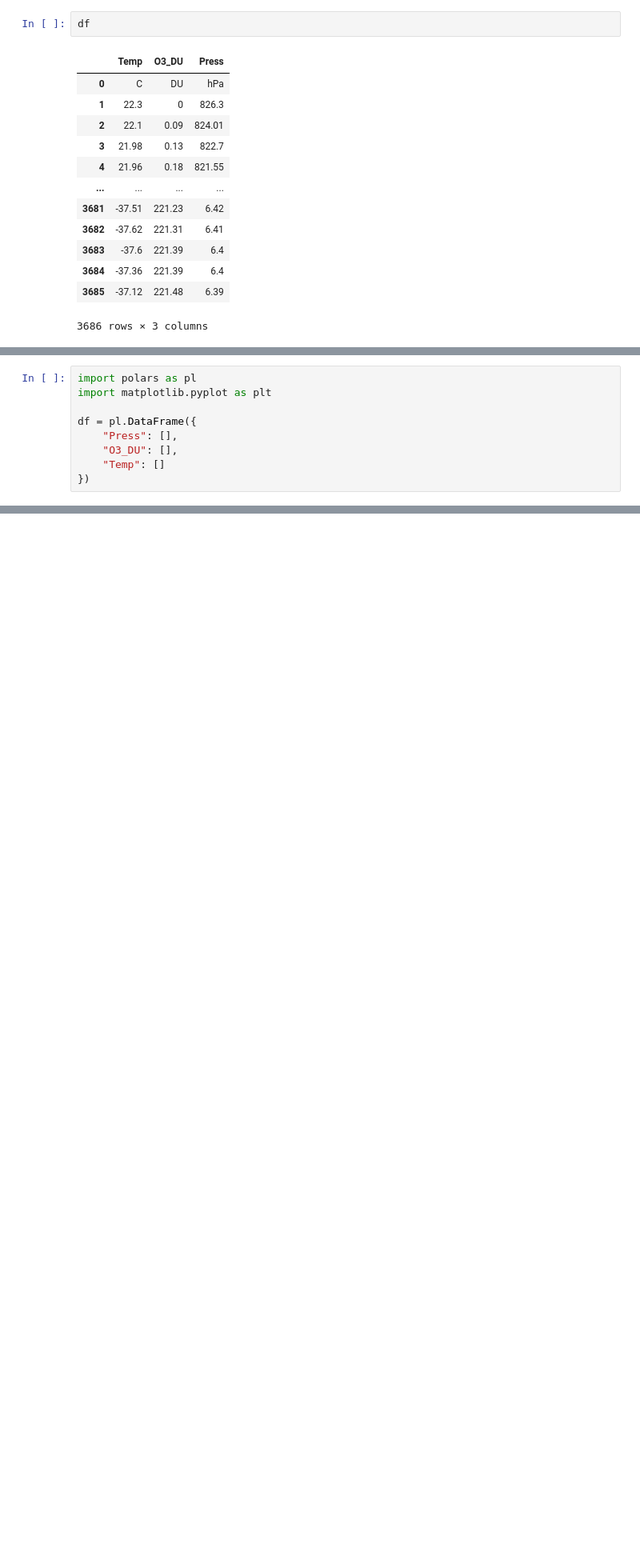
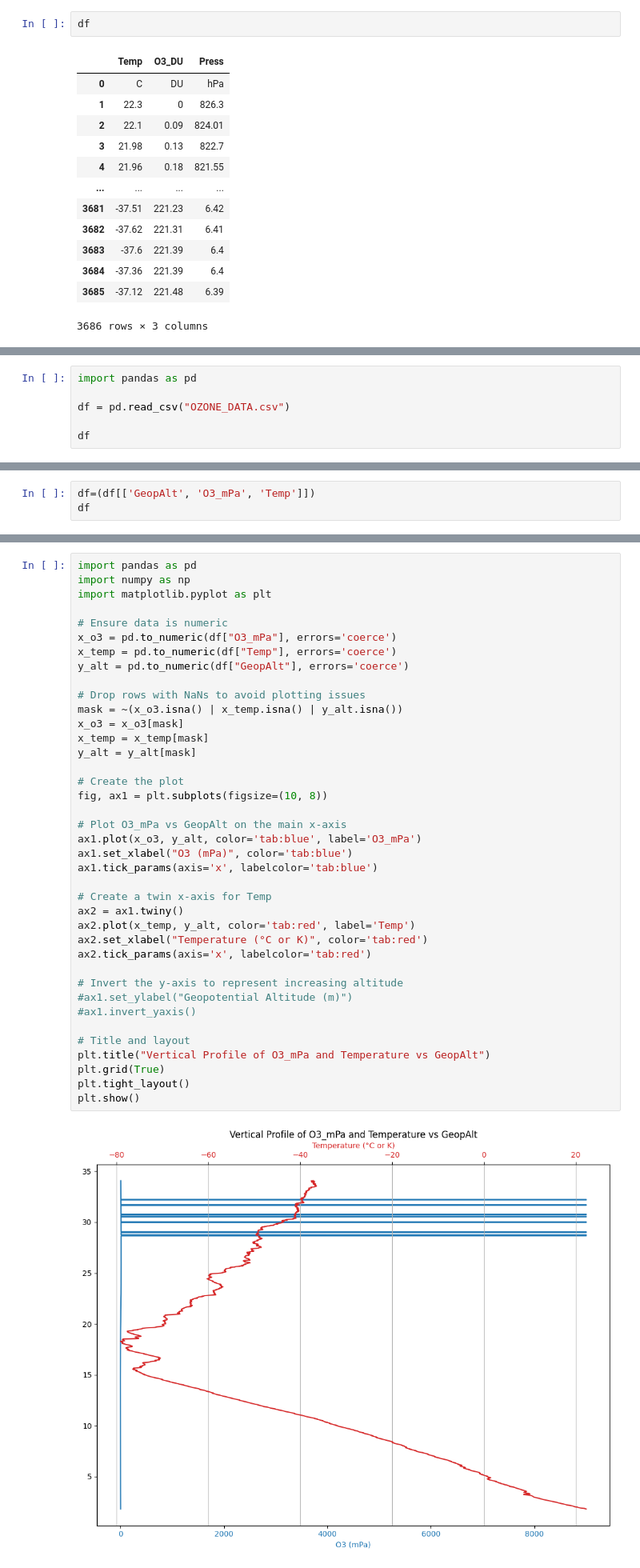
Before and after one commit to MUTUKU-1/OZONE_PROJECT, a Jupyter notebook: ozone.ipynb, the cells around one changed output, grey strips where cells are left out. Shown: that part at 80% size. Cells and saved outputs as stored; diff of their text form; blank space fills up the shorter version.

```diff
--- a/ozone.ipynb
+++ b/ozone.ipynb
@@ -47,0 +155,6 @@ df
+# %%
+import pandas as pd
+
+df = pd.read_csv("OZONE_DATA.csv")
+
+df
@@ -47,0 +191,3 @@ df
+# %%
+df=(df[['GeopAlt', 'O3_mPa', 'Temp']])
+df
@@ -75,9 +224,0 @@ plt.show()
-# %%
-import polars as pl
-import matplotlib.pyplot as plt
-
-df = pl.DataFrame({
-    "Press": [],
-    "O3_DU": [],
-    "Temp": []
-})
@@ -162,0 +225,41 @@ sec,hPa,km,C,%,mPa,ppmv,DU,deg,m/s,C,uA,deg,deg,km
+# %%
+import pandas as pd
+import numpy as np
+import matplotlib.pyplot as plt
+
+# Ensure data is numeric
+x_o3 = pd.to_numeric(df["O3_mPa"], errors='coerce')
+x_temp = pd.to_numeric(df["Temp"], errors='coerce')
+y_alt = pd.to_numeric(df["GeopAlt"], errors='coerce')
+
+# Drop rows with NaNs to avoid plotting issues
+mask = ~(x_o3.isna() | x_temp.isna() | y_alt.isna())
+x_o3 = x_o3[mask]
+x_temp = x_temp[mask]
+y_alt = y_alt[mask]
+
+# Create the plot
+fig, ax1 = plt.subplots(figsize=(10, 8))
+
+# Plot O3_mPa vs GeopAlt on the main x-axis
+ax1.plot(x_o3, y_alt, color='tab:blue', label='O3_mPa')
+ax1.set_xlabel("O3 (mPa)", color='tab:blue')
+ax1.tick_params(axis='x', labelcolor='tab:blue')
+
+# Create a twin x-axis for Temp
+ax2 = ax1.twiny()
+ax2.plot(x_temp, y_alt, color='tab:red', label='Temp')
+ax2.set_xlabel("Temperature (°C or K)", color='tab:red')
+ax2.tick_params(axis='x', labelcolor='tab:red')
+
+# Invert the y-axis to represent increasing altitude
+#ax1.set_ylabel("Geopotential Altitude (m)")
+#ax1.invert_yaxis()
+
+# Title and layout
+plt.title("Vertical Profile of O3_mPa and Temperature vs GeopAlt")
+plt.grid(True)
+plt.tight_layout()
+plt.show()
+# %% [output]
+[figure, added]
```
Also changed, not shown: parts of 22 cells of this notebook.
